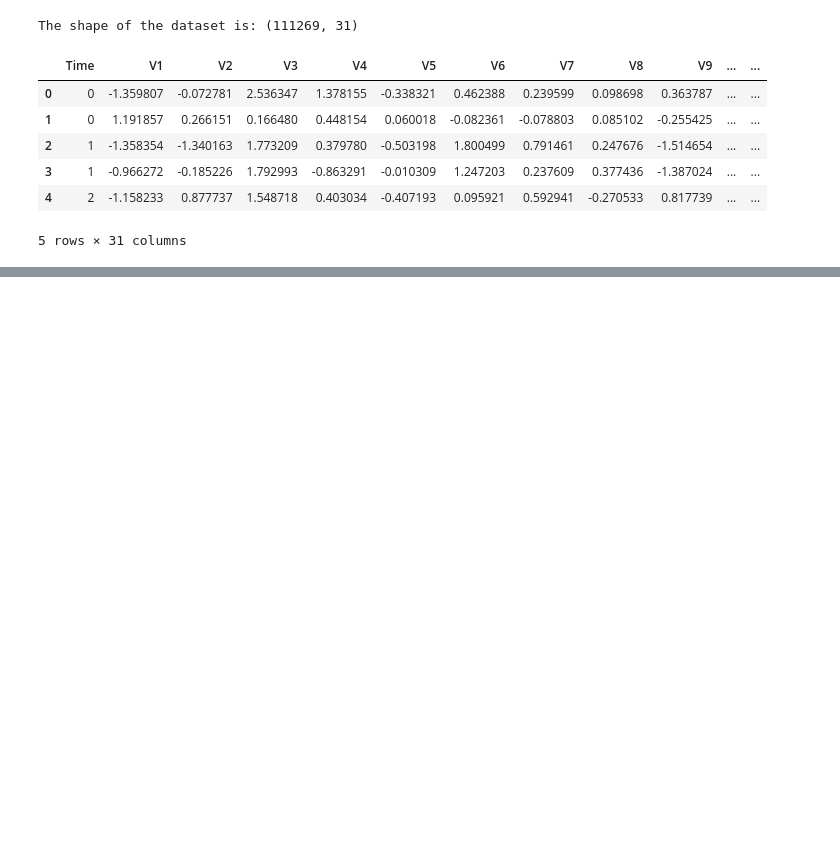
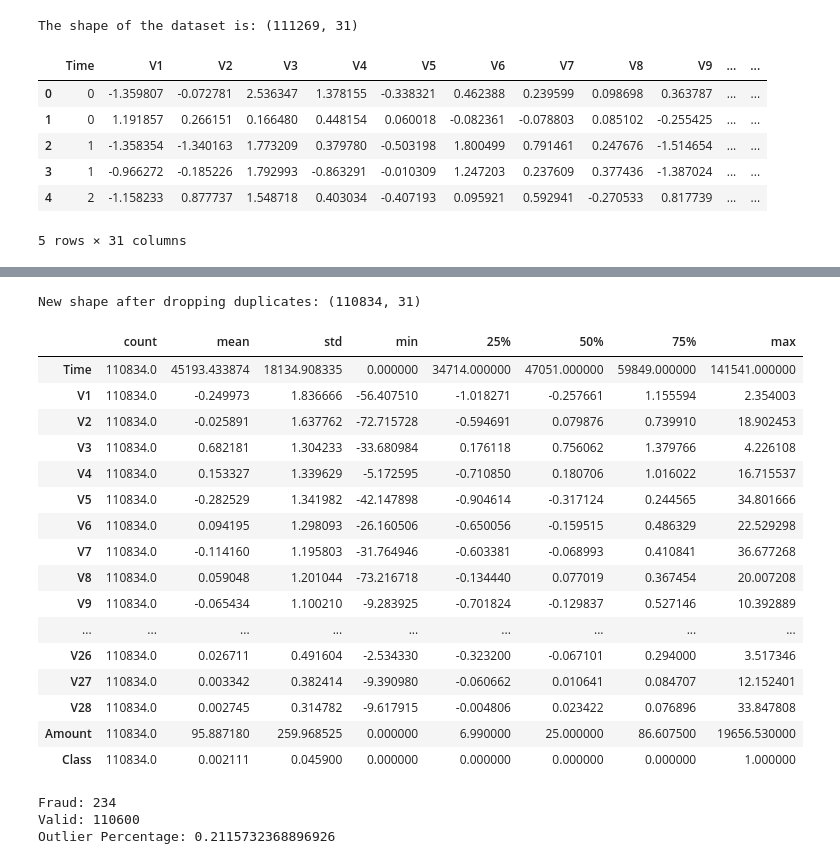
Before and after one commit to NatashaMoses/DataScience_Projects, a Jupyter notebook: Credit_Card_Fraud_Detection/CreditCard_Fraud_Detection_Using_Python.ipynb, the cells around one changed output, grey strips where cells are left out. Drawn from its saved outputs; the diff is of its cells as text; code cells hidden in the pictures; blank space fills up the shorter version.

```diff
--- a/Credit_Card_Fraud_Detection/CreditCard_Fraud_Detection_Using_Python.ipynb
+++ b/Credit_Card_Fraud_Detection/CreditCard_Fraud_Detection_Using_Python.ipynb
@@ -23,0 +74,39 @@ print(df.shape)
+# %%
+# drop rows with duplicates
+df.drop_duplicates(inplace=True)
+df.duplicated().sum()
+print("New shape after dropping duplicates:",df.shape)
+# %% [output]
+New shape after dropping duplicates: (110834, 31)
+# %%
+df.describe().T
+# %% [output]
+|  | count | mean | std | min | 25% | 50% | 75% | max |
+| Time | 110834.0 | 45193.433874 | 18134.908335 | 0.000000 | 34714.000000 | 47051.000000 | 59849.000000 | 141541.000000 |
+| V1 | 110834.0 | -0.249973 | 1.836666 | -56.407510 | -1.018271 | -0.257661 | 1.155594 | 2.354003 |
+| V2 | 110834.0 | -0.025891 | 1.637762 | -72.715728 | -0.594691 | 0.079876 | 0.739910 | 18.902453 |
+| V3 | 110834.0 | 0.682181 | 1.304233 | -33.680984 | 0.176118 | 0.756062 | 1.379766 | 4.226108 |
+| V4 | 110834.0 | 0.153327 | 1.339629 | -5.172595 | -0.710850 | 0.180706 | 1.016022 | 16.715537 |
+| V5 | 110834.0 | -0.282529 | 1.341982 | -42.147898 | -0.904614 | -0.317124 | 0.244565 | 34.801666 |
+| V6 | 110834.0 | 0.094195 | 1.298093 | -26.160506 | -0.650056 | -0.159515 | 0.486329 | 22.529298 |
+| V7 | 110834.0 | -0.114160 | 1.195803 | -31.764946 | -0.603381 | -0.068993 | 0.410841 | 36.677268 |
+| V8 | 110834.0 | 0.059048 | 1.201044 | -73.216718 | -0.134440 | 0.077019 | 0.367454 | 20.007208 |
+| V9 | 110834.0 | -0.065434 | 1.100210 | -9.283925 | -0.701824 | -0.129837 | 0.527146 | 10.392889 |
+| ... | ... | ... | ... | ... | ... | ... | ... | ... |
+| V26 | 110834.0 | 0.026711 | 0.491604 | -2.534330 | -0.323200 | -0.067101 | 0.294000 | 3.517346 |
+| V27 | 110834.0 | 0.003342 | 0.382414 | -9.390980 | -0.060662 | 0.010641 | 0.084707 | 12.152401 |
+| V28 | 110834.0 | 0.002745 | 0.314782 | -9.617915 | -0.004806 | 0.023422 | 0.076896 | 33.847808 |
+| Amount | 110834.0 | 95.887180 | 259.968525 | 0.000000 | 6.990000 | 25.000000 | 86.607500 | 19656.530000 |
+| Class | 110834.0 | 0.002111 | 0.045900 | 0.000000 | 0.000000 | 0.000000 | 0.000000 | 1.000000 |
+# %%
+fraud = df[df["Class"]==1]
+valid = df[df["Class"]==0]
+print("Fraud:",len(fraud))
+print("Valid:",len(valid))
+
+outlierPercentage = (len(fraud)/len(valid))*100
+print("Outlier Percentage:",outlierPercentage)
+# %% [output]
+Fraud: 234
+Valid: 110600
+Outlier Percentage: 0.2115732368896926
```
Also changed, not shown: parts of 7 cells of this notebook.
